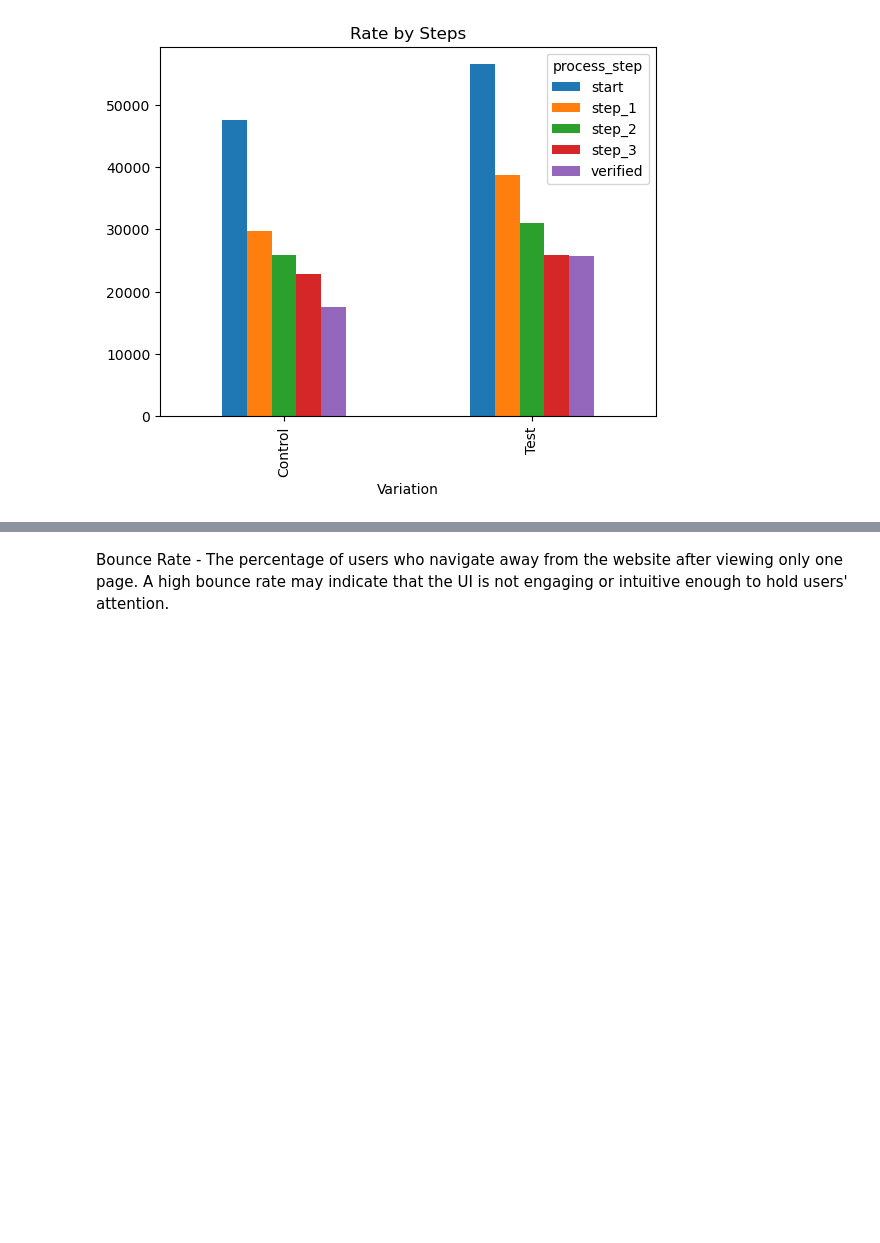
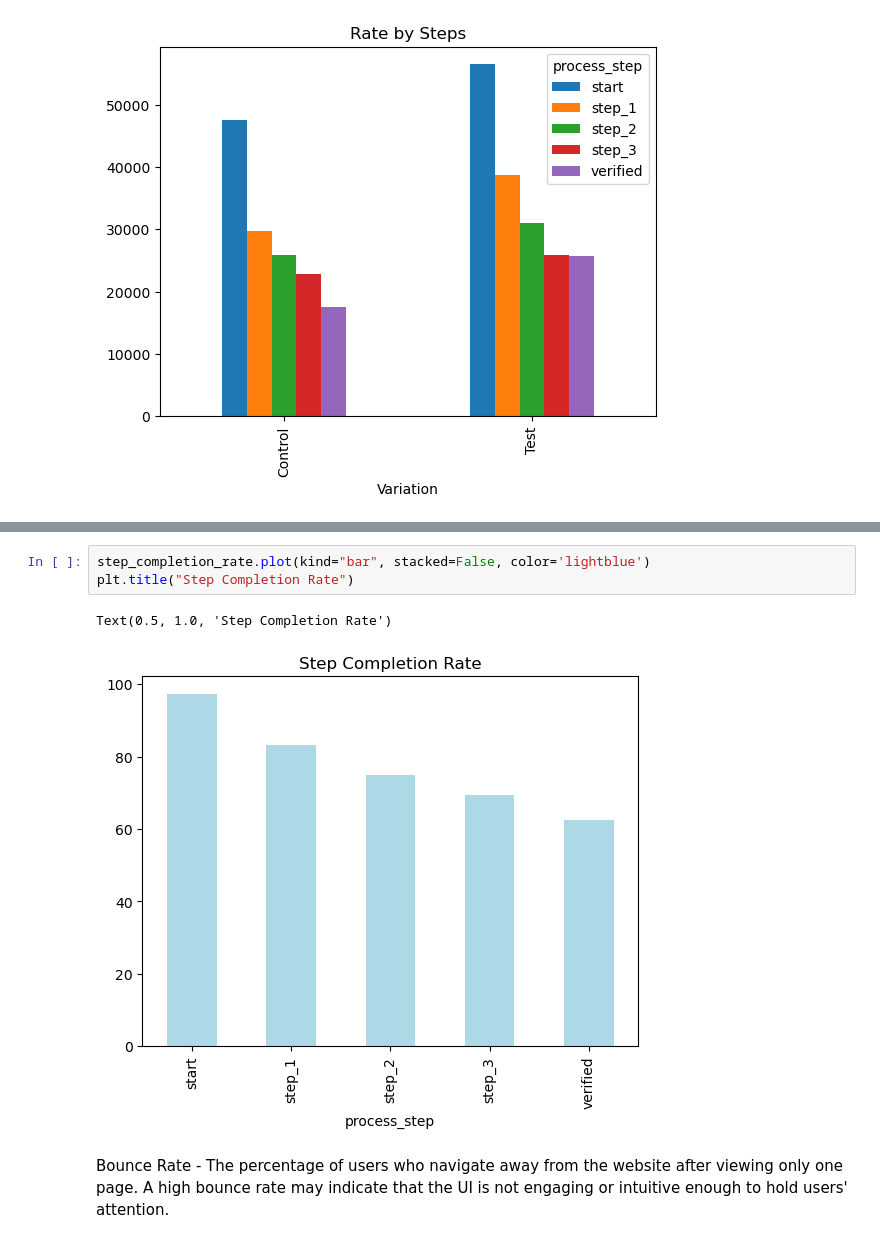
Before and after one commit to mwilfer8888/the-pookies-project, a Jupyter notebook: Pookies_Project (SAFE).ipynb, the cells around one changed output, grey strips where cells are left out. Drawn from its saved outputs; the diff is of its cells as text; blank space fills up the shorter version.

```diff
--- a/Pookies_Project (SAFE).ipynb
+++ b/Pookies_Project (SAFE).ipynb
@@ -333,3 +692,9 @@ Error Rates: If there’s a step where users go back to a previous step, it may
+# %%
+step_completion_rate.plot(kind="bar", stacked=False, color='lightblue')
+plt.title("Step Completion Rate")
+# %% [output]
+Text(0.5, 1.0, 'Step Completion Rate')
+[figure, added]
 # %% [markdown]
 Bounce Rate - The percentage of users who navigate away from the website after viewing only one page. A high bounce rate may indicate that the UI is not engaging or intuitive enough to hold users' attention.
 # %%
```
Also changed, not shown: parts of 27 cells of this notebook.
